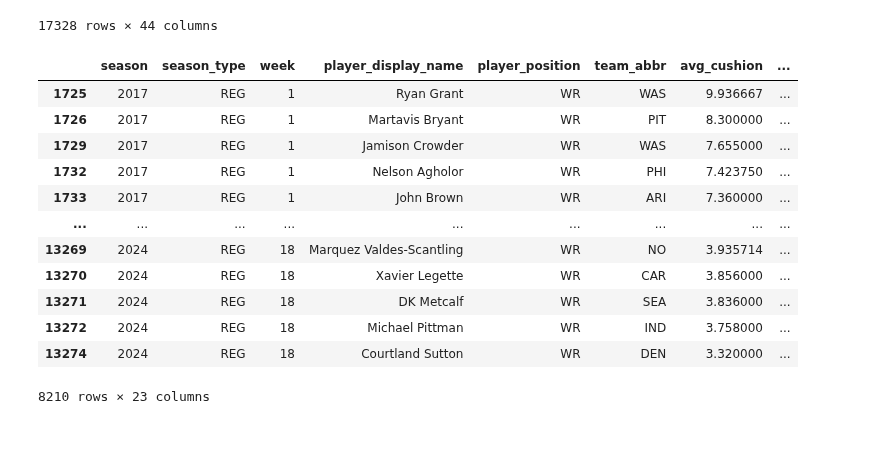
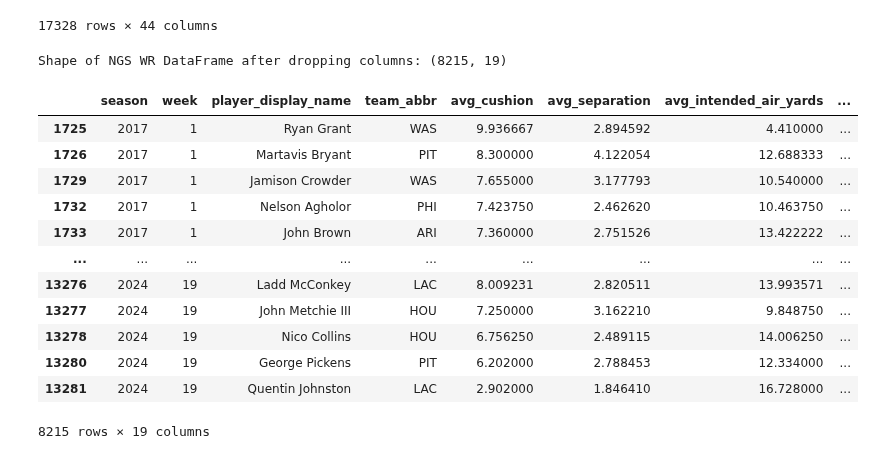
Before and after one commit to ARCtechmo/fanfav, a Jupyter notebook: wr_df.ipynb, the cells around one changed output. Cells and saved outputs as stored; diff of their text form; code cells hidden in the pictures.

Commit message:
combined the wr ids,next-gen stats,  weekly stats into a single dataframe; next task is to combine the pfr dataframe

```diff
--- a/wr_df.ipynb
+++ b/wr_df.ipynb
@@ -215,28 +175,33 @@ Shape of merged dataframe: (17328, 44)
 # %%
 # Output: imports the NFL next-generation stats from the nfl python library
 
 # import the next generation stats (NGS) from nfl.import_ngs_data()
 # note: ngs starts at week 0 (previous season totals) - not needed so drop those rows
 
-## Pull NGS receiving data for the specified years
-# ngs_wr_df = nfl.import_ngs_data('receiving', years)
+# Pull NGS receiving data for the specified years
+ngs_wr_df = nfl.import_ngs_data('receiving', years)
 
 # Exclude rows where 'week' == 0 and filter for 'WR' position in one step
-# ngs_wr_df = ngs_wr_df[(ngs_wr_df['week'] != 0) & (ngs_wr_df['player_position'] == 'WR')]
+ngs_wr_df = ngs_wr_df[(ngs_wr_df['week'] != 0) & (ngs_wr_df['player_position'] == 'WR')]
+
+# Drop unnecessary columns
+ngs_wr_df = ngs_wr_df.drop(columns=['season_type', 'player_position', 'receptions', 'targets'], errors='ignore')
 
 # Display the resulting dataframe
-# display(ngs_wr_df)
+print(f"Shape of NGS WR DataFrame after dropping columns: {ngs_wr_df.shape}")
+display(ngs_wr_df)
 # %% [output]
+Shape of NGS WR DataFrame after dropping columns: (8215, 19)
-|  | season | season_type | week | player_display_name | player_position | team_abbr | avg_cushion | ... |
-| 1725 | 2017 | REG | 1 | Ryan Grant | WR | WAS | 9.936667 | ... |
-| 1726 | 2017 | REG | 1 | Martavis Bryant | WR | PIT | 8.300000 | ... |
-| 1729 | 2017 | REG | 1 | Jamison Crowder | WR | WAS | 7.655000 | ... |
-| 1732 | 2017 | REG | 1 | Nelson Agholor | WR | PHI | 7.423750 | ... |
-| 1733 | 2017 | REG | 1 | John Brown | WR | ARI | 7.360000 | ... |
+|  | season | week | player_display_name | team_abbr | avg_cushion | avg_separation | avg_intended_air_yards | ... |
+| 1725 | 2017 | 1 | Ryan Grant | WAS | 9.936667 | 2.894592 | 4.410000 | ... |
+| 1726 | 2017 | 1 | Martavis Bryant | PIT | 8.300000 | 4.122054 | 12.688333 | ... |
+| 1729 | 2017 | 1 | Jamison Crowder | WAS | 7.655000 | 3.177793 | 10.540000 | ... |
+| 1732 | 2017 | 1 | Nelson Agholor | PHI | 7.423750 | 2.462620 | 10.463750 | ... |
+| 1733 | 2017 | 1 | John Brown | ARI | 7.360000 | 2.751526 | 13.422222 | ... |
 | ... | ... | ... | ... | ... | ... | ... | ... | ... |
-| 13269 | 2024 | REG | 18 | Marquez Valdes-Scantling | WR | NO | 3.935714 | ... |
-| 13270 | 2024 | REG | 18 | Xavier Legette | WR | CAR | 3.856000 | ... |
-| 13271 | 2024 | REG | 18 | DK Metcalf | WR | SEA | 3.836000 | ... |
-| 13272 | 2024 | REG | 18 | Michael Pittman | WR | IND | 3.758000 | ... |
-| 13274 | 2024 | REG | 18 | Courtland Sutton | WR | DEN | 3.320000 | ... |
+| 13276 | 2024 | 19 | Ladd McConkey | LAC | 8.009231 | 2.820511 | 13.993571 | ... |
+| 13277 | 2024 | 19 | John Metchie III | HOU | 7.250000 | 3.162210 | 9.848750 | ... |
+| 13278 | 2024 | 19 | Nico Collins | HOU | 6.756250 | 2.489115 | 14.006250 | ... |
+| 13280 | 2024 | 19 | George Pickens | PIT | 6.202000 | 2.788453 | 12.334000 | ... |
+| 13281 | 2024 | 19 | Quentin Johnston | LAC | 2.902000 | 1.846410 | 16.728000 | ... |
-8210 rows × 23 columns
+8215 rows × 19 columns
```
Also changed, not shown: parts of 10 cells of this notebook.
